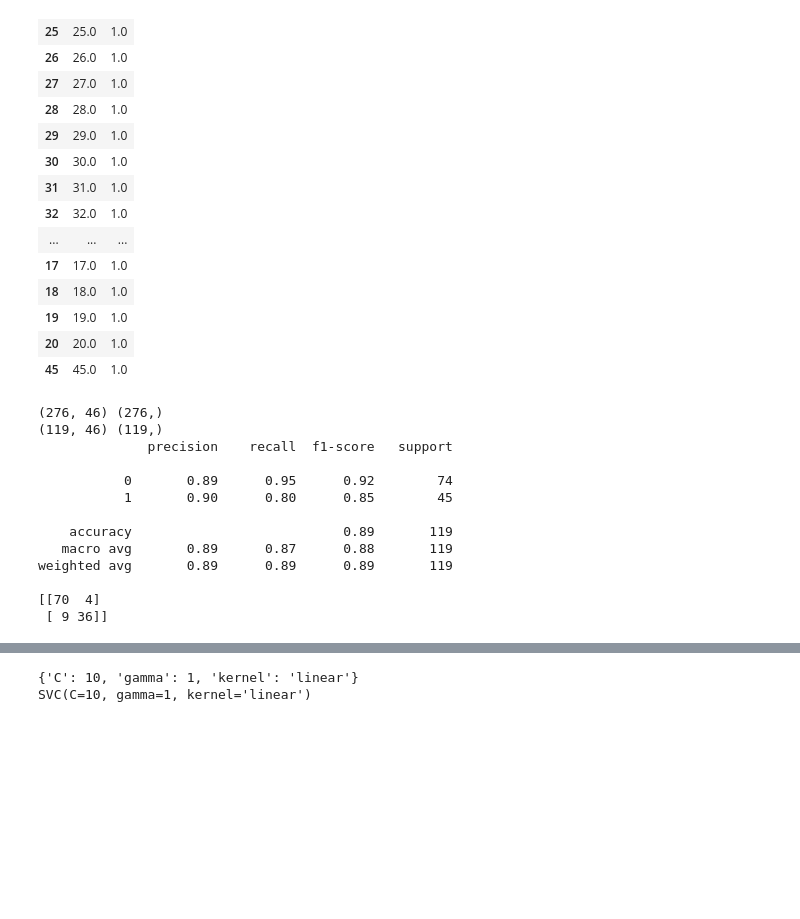
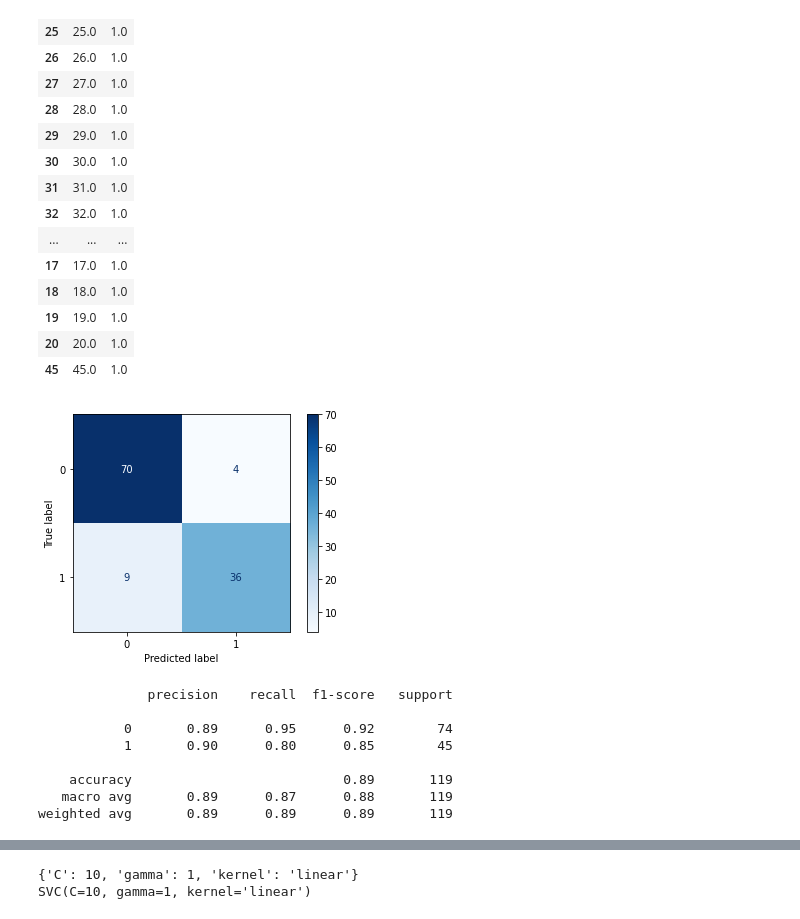
Before and after one commit to renzovirtucio/CS-180-Machine-Problem, a Jupyter notebook: Cruel, Nathan and Virtucio, Renzo - CS 180 Machine Problem.ipynb, the cells around one changed output, grey strips where cells are left out. Drawn from its saved outputs; the diff is of its cells as text; code cells hidden in the pictures; blank space fills up the shorter version.

Commit message:
Plotted confusion matrices

```diff
--- a/Cruel, Nathan and Virtucio, Renzo - CS 180 Machine Problem.ipynb
+++ b/Cruel, Nathan and Virtucio, Renzo - CS 180 Machine Problem.ipynb
@@ -204,20 +205,20 @@ calculate_vif(X)
 # %%
 # Split the data for testing and training
 X_train, X_test, y_train, y_test = train_test_split(X, y, test_size=0.3, random_state=0)
 
 # Fitting a support vector machine
 model = SVC()
 model.fit(X_train, y_train)
 
 # Compute model predictions
-predictions = model.predict(X_test)
+model_predictions = model.predict(X_test)
+# Plot confusion matrix
+plot_confusion_matrix(model, X_test, y_test, cmap=plt.cm.Blues)
+plt.show()
 # Print classification report
-print(classification_report(y_test, predictions))
-# Print score
-print(confusion_matrix(y_test, predictions))
+print(classification_report(y_test, model_predictions))
 # %% [output]
+[figure, added]
-(276, 46) (276,)
-(119, 46) (119,)
               precision    recall  f1-score   support
 
            0       0.89      0.95      0.92        74
@@ -226,9 +227,6 @@ print(confusion_matrix(y_test, predictions))
     accuracy                           0.89       119
    macro avg       0.89      0.87      0.88       119
 weighted avg       0.89      0.89      0.89       119
-
-[[70  4]
- [ 9 36]]
 # %%
 # Use GridSearchCV to optimize the parameters of SVC
 # Defining parameter range
```
Also changed, not shown: parts of 3 cells of this notebook.
